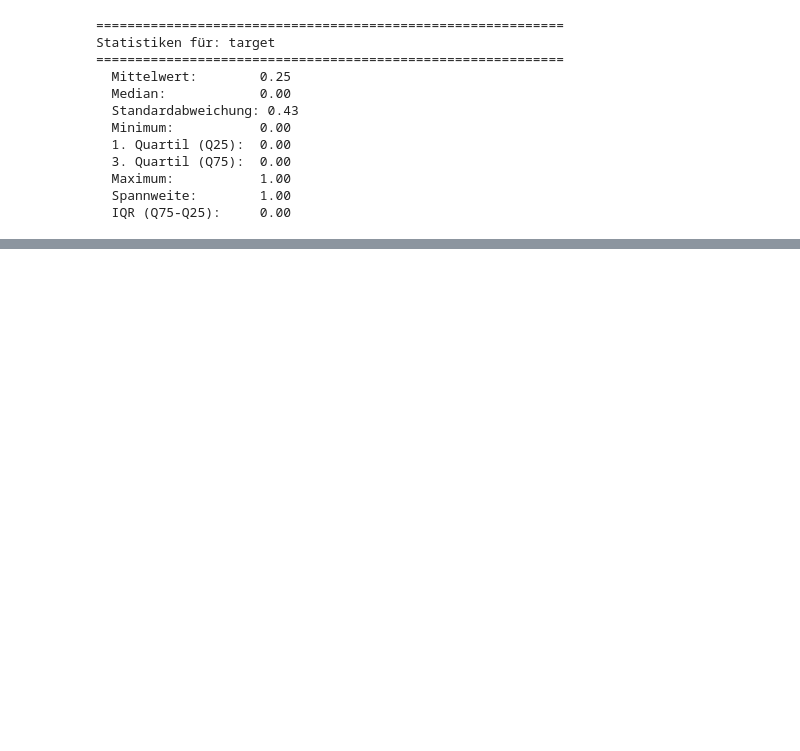
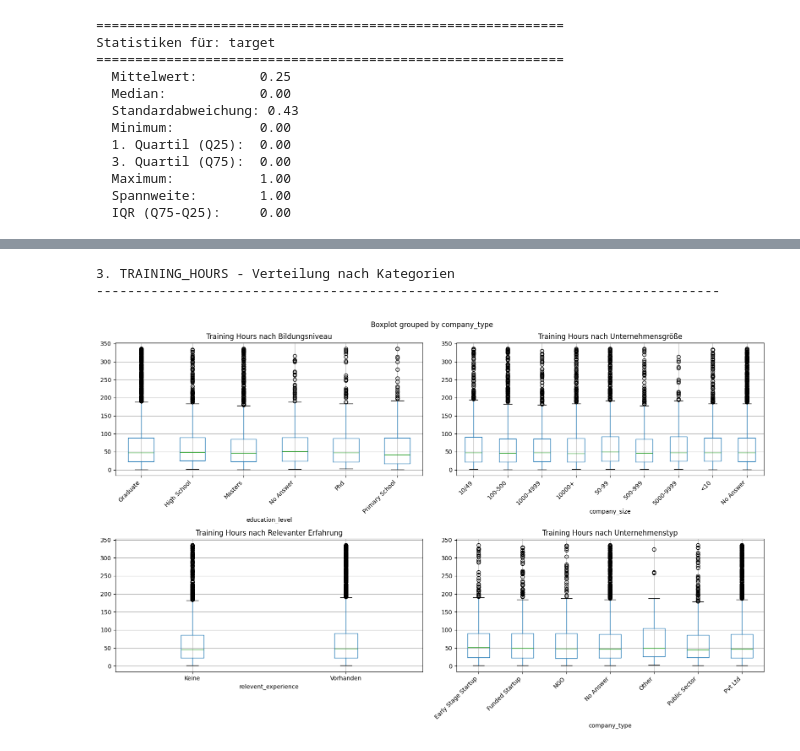
Before and after one commit to dan-am/data_analytics_master, a Jupyter notebook: 4_exploratory_analysis/4_eda.ipynb, the cells around one changed output, grey strips where cells are left out. Cells and saved outputs as stored; diff of their text form; code cells hidden in the pictures; blank space fills up the shorter version.

```diff
--- a/4_exploratory_analysis/4_eda.ipynb
+++ b/4_exploratory_analysis/4_eda.ipynb
@@ -278,0 +412,37 @@ Statistiken für: target
+# %%
+# 3. Training Hours vs. andere Variablen
+print("\n3. TRAINING_HOURS - Verteilung nach Kategorien")
+print("-"*80)
+
+fig, axes = plt.subplots(2, 2, figsize=(16, 10))
+
+# Training Hours vs. Education Level
+df.boxplot(column='training_hours', by='education_level', ax=axes[0,0])
+axes[0,0].set_title('Training Hours nach Bildungsniveau')
+axes[0,0].set_xticklabels(axes[0,0].get_xticklabels(), rotation=45, ha='right')
+plt.sca(axes[0,0])
+
+# Training Hours vs. Company Size
+df.boxplot(column='training_hours', by='company_size', ax=axes[0,1])
+axes[0,1].set_title('Training Hours nach Unternehmensgröße')
+axes[0,1].set_xticklabels(axes[0,1].get_xticklabels(), rotation=45, ha='right')
+plt.sca(axes[0,1])
+
+# Training Hours vs. Relevant Experience
+df.boxplot(column='training_hours', by='relevent_experience', ax=axes[1,0])
+axes[1,0].set_title('Training Hours nach Relevanter Erfahrung')
+axes[1,0].set_xticklabels(['Keine', 'Vorhanden'])
+plt.sca(axes[1,0])
+
+# Training Hours vs. Company Type
+df.boxplot(column='training_hours', by='company_type', ax=axes[1,1])
+axes[1,1].set_title('Training Hours nach Unternehmenstyp')
+axes[1,1].set_xticklabels(axes[1,1].get_xticklabels(), rotation=45, ha='right')
+plt.sca(axes[1,1])
+
+plt.tight_layout()
+plt.show()
+# %% [output]
+3. TRAINING_HOURS - Verteilung nach Kategorien
+--------------------------------------------------------------------------------
+[figure, added]
```
Also changed, not shown: parts of 14 cells of this notebook, 3 other files.
